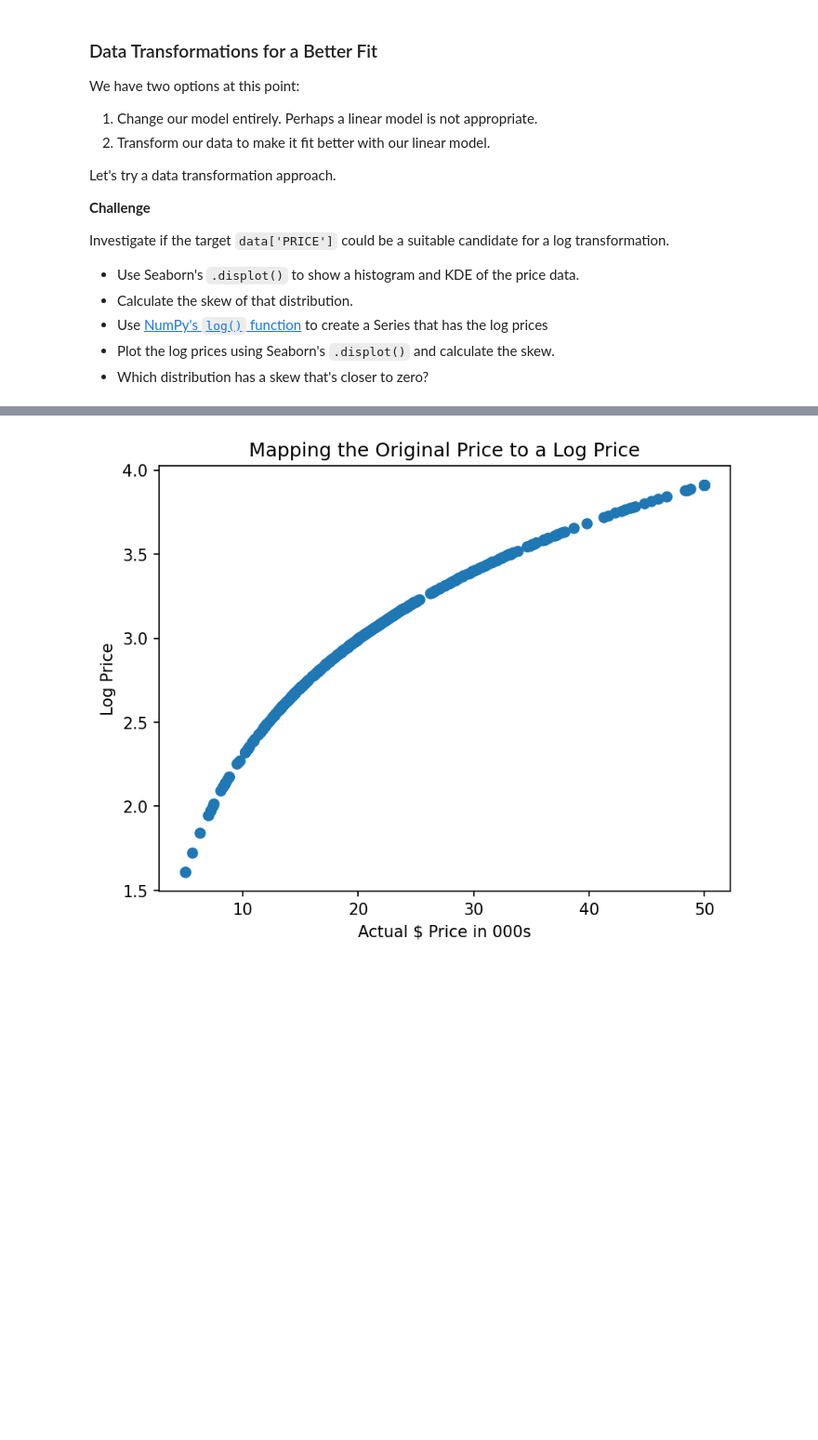
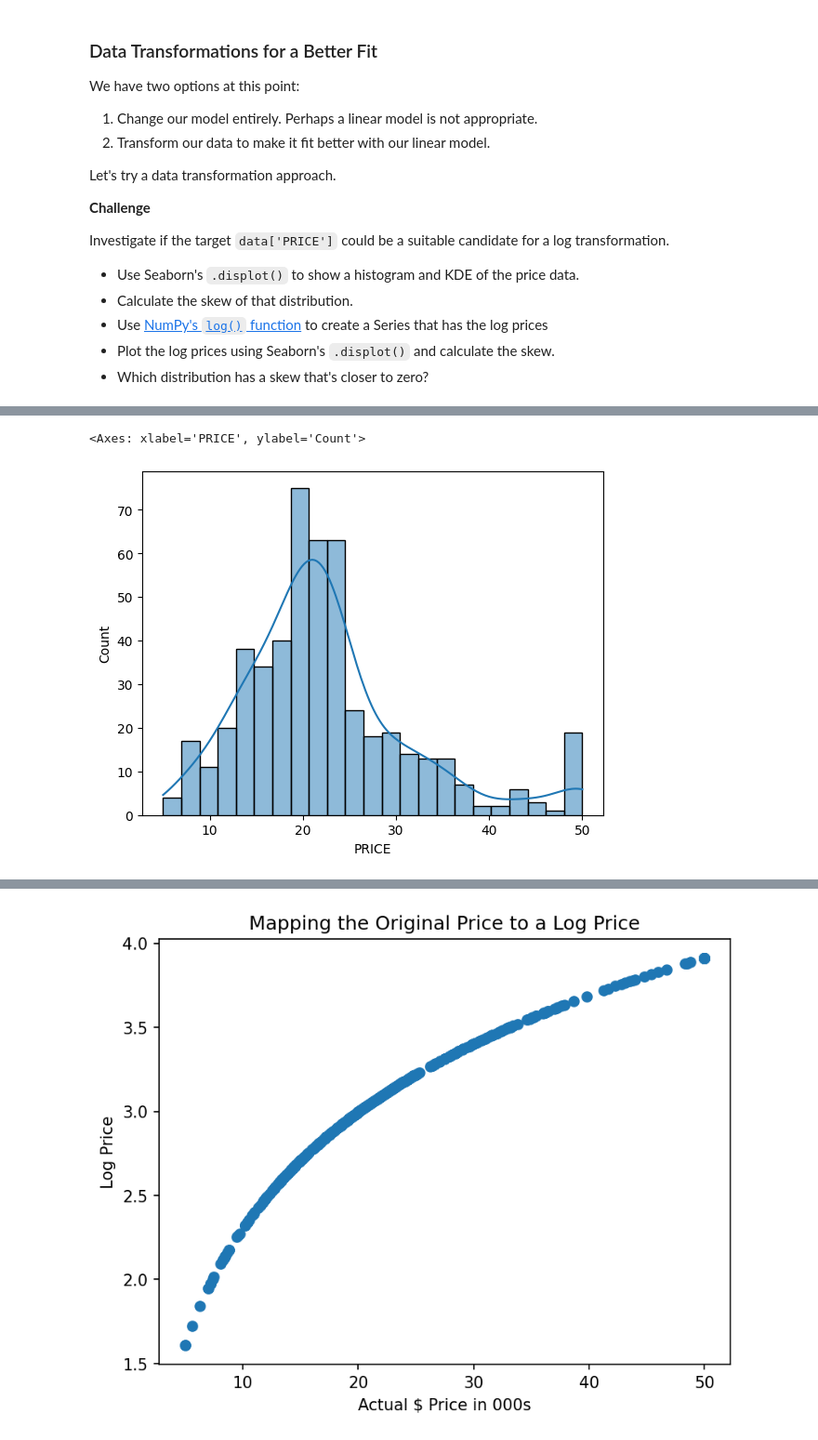
Before and after one commit to juandrzej/100days_of_code, a Jupyter notebook: 100days_of_code_day81_boston_house_prices/Multivariable_Regression_and_Valuation_Model.ipynb, the cells around one changed output, grey strips where cells are left out. Shown at 93% size. Saved outputs shown, nothing was run; the diff lists cells and outputs as text; code cells hidden in the pictures; blank space fills up the shorter version.

```diff
--- a/100days_of_code_day81_boston_house_prices/Multivariable_Regression_and_Valuation_Model.ipynb
+++ b/100days_of_code_day81_boston_house_prices/Multivariable_Regression_and_Valuation_Model.ipynb
@@ -525,3 +556,12 @@ Investigate if the target `data['PRICE']` could be a suitable candidate for a lo
 * Use [NumPy's `log()` function](https://numpy.org/doc/stable/reference/generated/numpy.log.html) to create a Series that has the log prices
 * Plot the log prices using Seaborn's `.displot()` and calculate the skew.
 * Which distribution has a skew that's closer to zero?
+# %%
+price_data = data['PRICE']
+log_data = np.log(price_data)
+print(price_data)
+print(log_data)
+base_skew = skew(price_data)
+log_skew = skew(log_data)
+print(base_skew)
+print(log_skew)
@@ -527,0 +586,5 @@ Investigate if the target `data['PRICE']` could be a suitable candidate for a lo
+# %%
+sns.histplot(data=price_data, kde=True)
+# %% [output]
+<Axes: xlabel='PRICE', ylabel='Count'>
+[figure, added]
```
Also changed, not shown: parts of 5 cells of this notebook.
